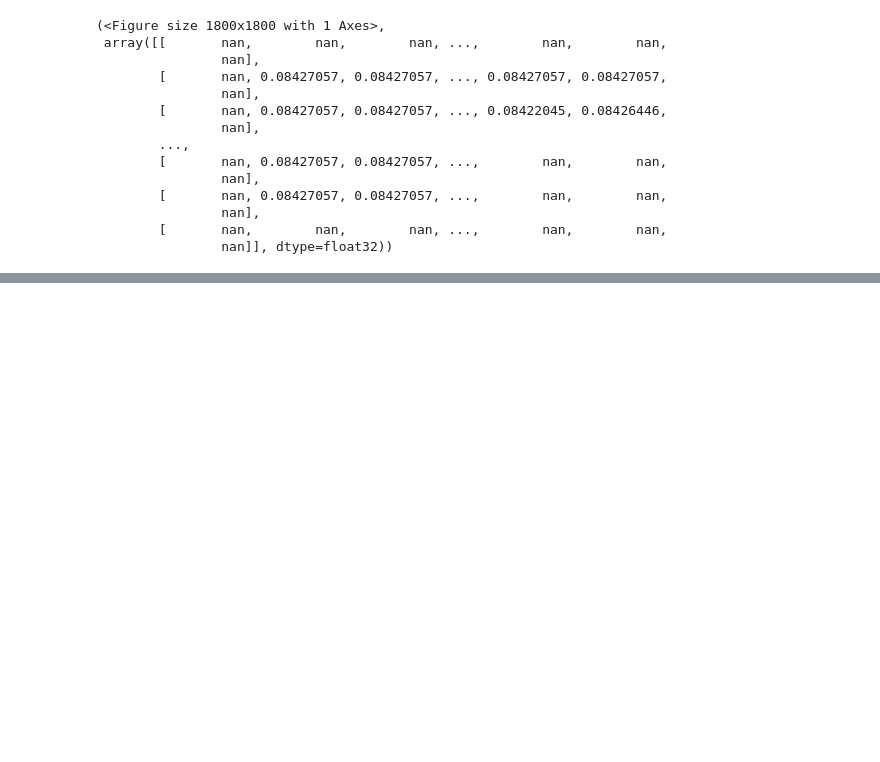
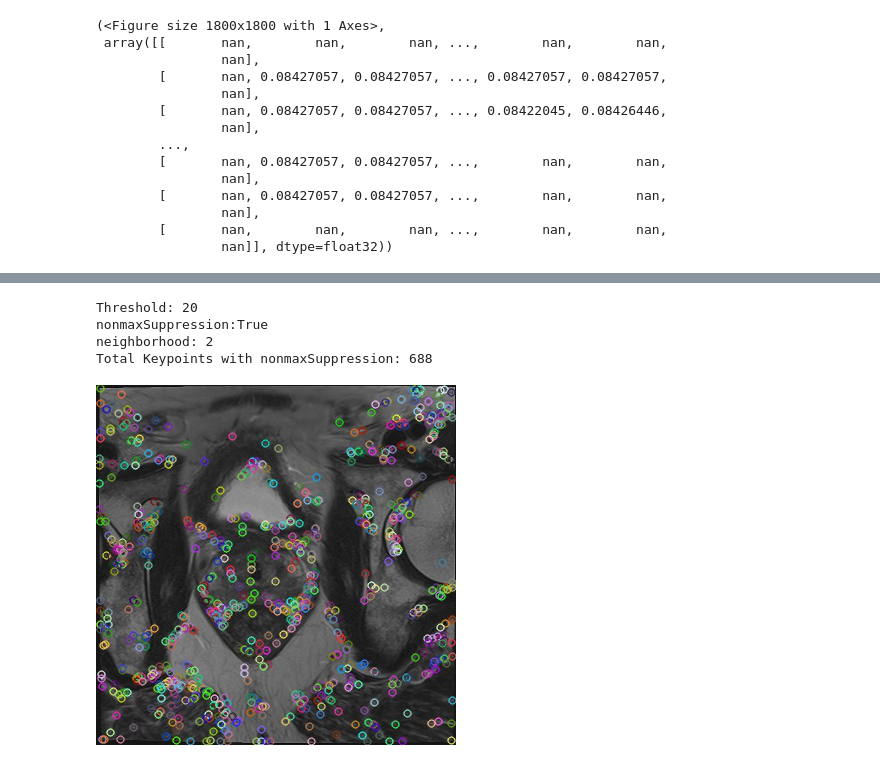
Before and after one commit to NMVRodrigues/bovw_test, a Jupyter notebook: keypoint_testing.ipynb, the cells around one changed output, grey strips where cells are left out. Saved outputs shown, nothing was run; the diff lists cells and outputs as text; code cells hidden in the pictures; blank space fills up the shorter version.

```diff
--- a/keypoint_testing.ipynb
+++ b/keypoint_testing.ipynb
@@ -73,0 +98,29 @@ True
+# %%
+# call FAST and compute the keypoints
+
+img = cv2.imread('slices/slice_13.png')
+gray= cv2.cvtColor(img,cv2.COLOR_BGR2GRAY)
+
+fast = cv2.FastFeatureDetector_create()
+fast.setThreshold(20)
+kp = fast.detect(gray,None)
+
+# generate and save the image with the keypopints
+img_kp=cv2.drawKeypoints(gray,kp,img, flags=cv2.DRAW_MATCHES_FLAGS_DRAW_RICH_KEYPOINTS)
+
+# Print all the params
+print( "Threshold: {}".format(fast.getThreshold()) )
+print( "nonmaxSuppression:{}".format(fast.getNonmaxSuppression()) )
+print( "neighborhood: {}".format(fast.getType()) )
+print( "Total Keypoints with nonmaxSuppression: {}".format(len(kp)) )
+
+# save and show image
+cv2.imwrite('fast_keypoints.jpg',img_kp)
+image = Image.open('fast_keypoints.jpg')
+display(image)
+# %% [output]
+Threshold: 20
+nonmaxSuppression:True
+neighborhood: 2
+Total Keypoints with nonmaxSuppression: 688
+[figure, added]
```
Also changed, not shown: parts of 3 cells of this notebook, 28 other files.
